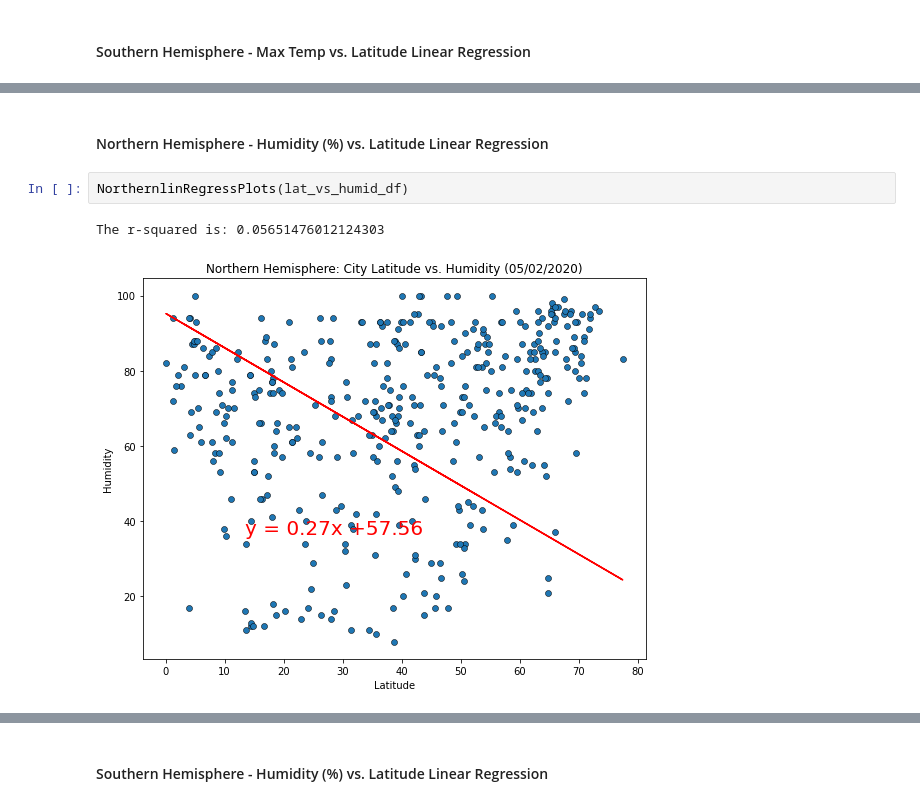
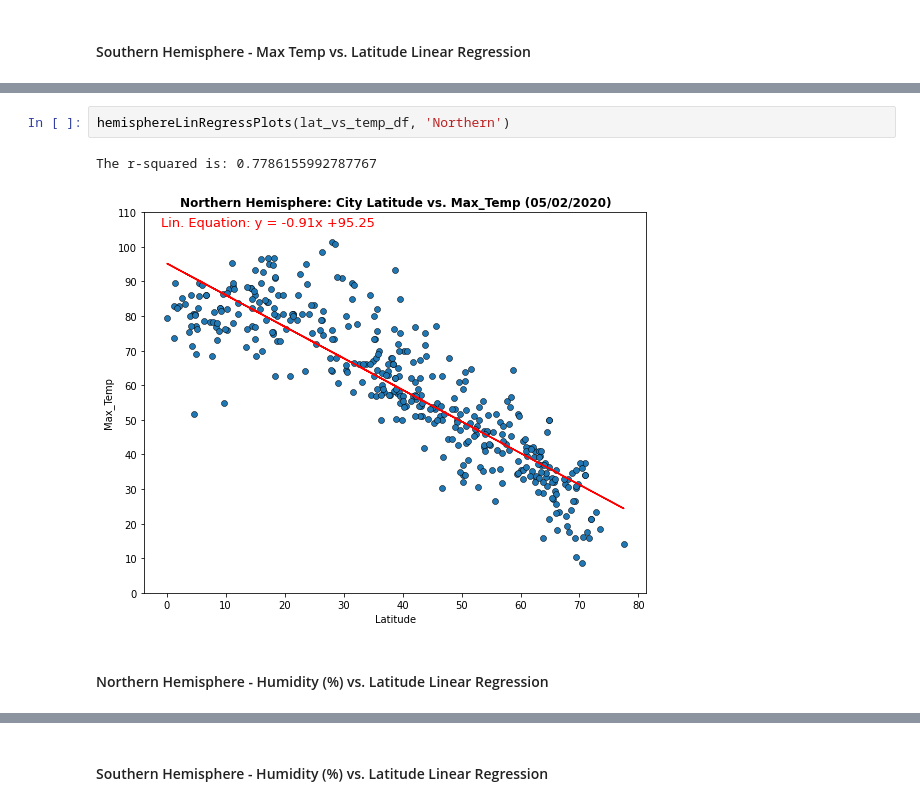
Before and after one commit to c-pompa/API-Challenge, a Jupyter notebook: WeatherPy/WeatherPy.ipynb, the cells around one changed output, grey strips where cells are left out. Cells and saved outputs as stored; diff of their text form.

```diff
--- a/WeatherPy/WeatherPy.ipynb
+++ b/WeatherPy/WeatherPy.ipynb
@@ -598,7 +561,7 @@ The r-squared is: 0.39936284758885965
+# %%
+hemisphereLinRegressPlots(lat_vs_temp_df, 'Northern')
+# %% [output]
+The r-squared is: 0.7786155992787767
+[figure, added]
 # %% [markdown]
 ####  Northern Hemisphere - Humidity (%) vs. Latitude Linear Regression
-# %%
-NorthernlinRegressPlots(lat_vs_humid_df)
-# %% [output]
-The r-squared is: 0.05651476012124303
-[figure, removed]
```
Also changed, not shown: parts of 38 cells of this notebook.
